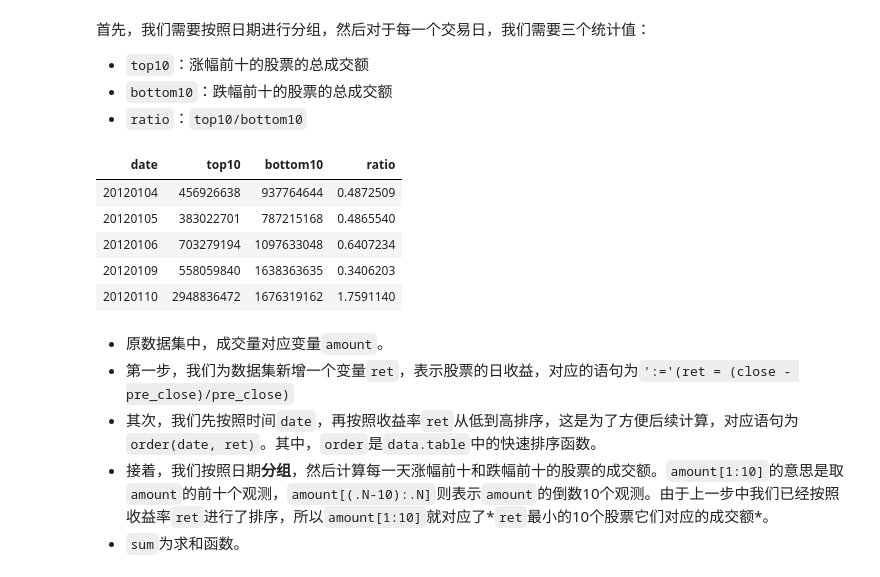
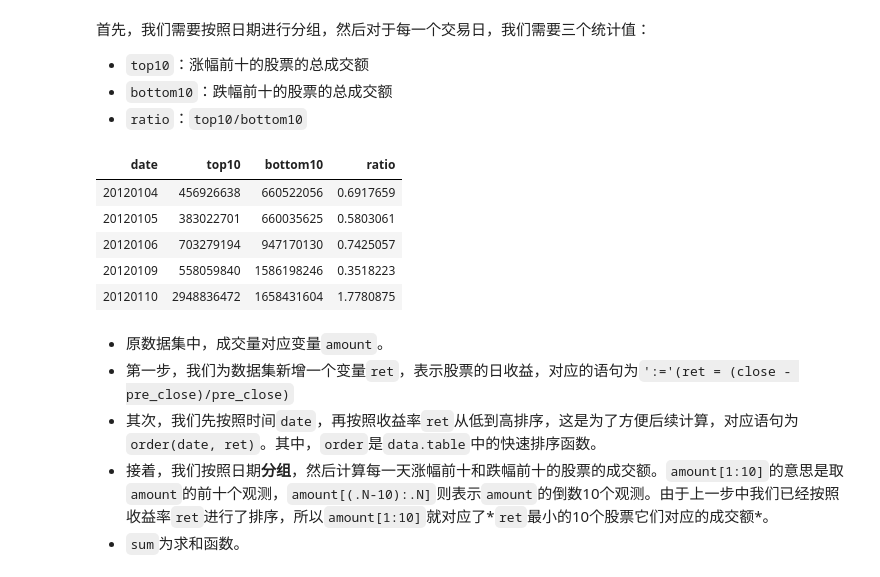
Before and after one commit to Ravin515/r-data-practice, a Jupyter notebook: answer-keys.ipynb, the cells around one changed output. Cells and saved outputs as stored; diff of their text form; code cells hidden in the pictures.

```diff
--- a/answer-keys.ipynb
+++ b/answer-keys.ipynb
@@ -233,17 +233,17 @@ data[, ':='(ret = (close - pre_close)/pre_close)
 # %%
 data[, ':='(ret = (close - pre_close)/pre_close)
     ][order(date, ret)
-    ][, .(top10 = sum(amount[1:10]), bottom10 = sum(amount[(.N-10):.N])),
+    ][, .(top10 = sum(amount[1:10]), bottom10 = sum(amount[(.N-9):.N])),
       keyby = date
     ][, ':='(ratio = top10/bottom10)
     ][1:5]
 # %% [output]
 | date | top10 | bottom10 | ratio |
-| 20120104 | 456926638 | 937764644 | 0.4872509 |
-| 20120105 | 383022701 | 787215168 | 0.4865540 |
-| 20120106 | 703279194 | 1097633048 | 0.6407234 |
-| 20120109 | 558059840 | 1638363635 | 0.3406203 |
-| 20120110 | 2948836472 | 1676319162 | 1.7591140 |
+| 20120104 | 456926638 | 660522056 | 0.6917659 |
+| 20120105 | 383022701 | 660035625 | 0.5803061 |
+| 20120106 | 703279194 | 947170130 | 0.7425057 |
+| 20120109 | 558059840 | 1586198246 | 0.3518223 |
+| 20120110 | 2948836472 | 1658431604 | 1.7780875 |
 # %% [markdown]
 - 原数据集中，成交量对应变量`amount`。
 - 第一步，我们为数据集新增一个变量`ret`，表示股票的日收益，对应的语句为`':='(ret = (close - pre_close)/pre_close)`
```
Also changed, not shown: parts of 12 cells of this notebook, 1 other file.
